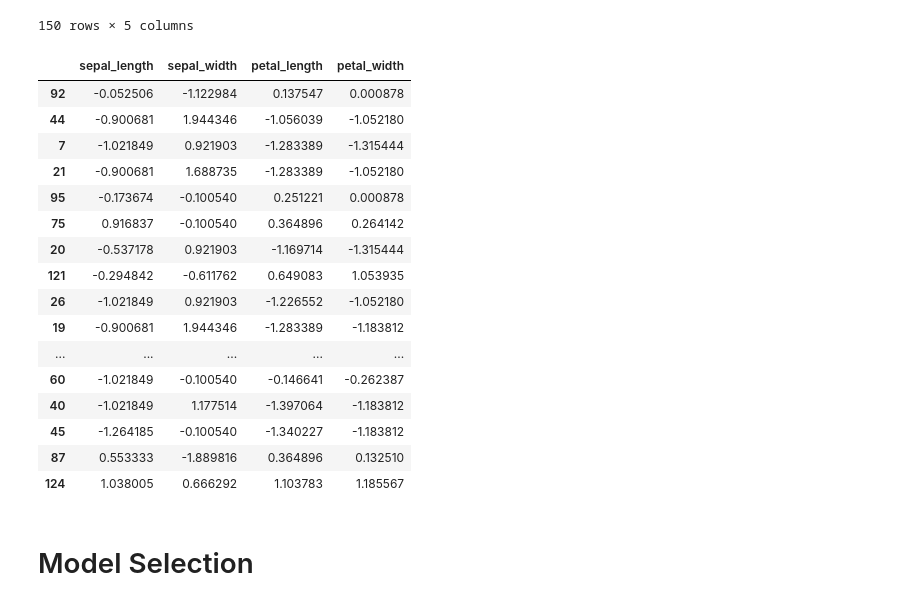
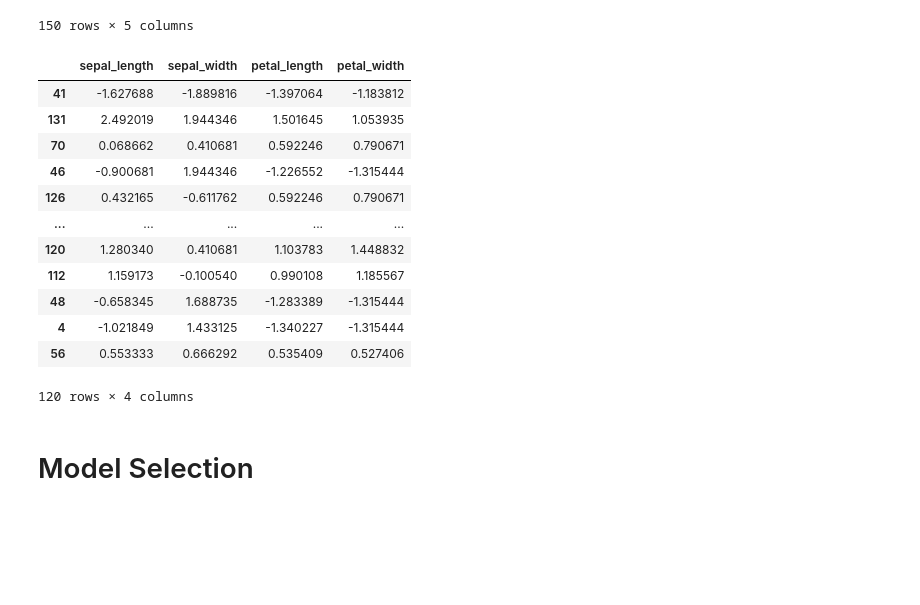
Before and after one commit to aumpanara-art/Iris-Classification, a Jupyter notebook: Iris Classification.ipynb, the cells around one changed output. Cells and saved outputs as stored; diff of their text form; code cells hidden in the pictures; blank space fills up the shorter version.

```diff
--- a/Iris Classification.ipynb
+++ b/Iris Classification.ipynb
@@ -244,25 +244,21 @@ output_feature=df['species']
 from sklearn.model_selection import train_test_split
 x_train , x_test , y_train , y_test = train_test_split(input_features , output_feature , test_size=0.20 , random_state=21)
 # %%
-x_test
+x_train
 # %% [output]
 |  | sepal_length | sepal_width | petal_length | petal_width |
-| 92 | -0.052506 | -1.122984 | 0.137547 | 0.000878 |
-| 44 | -0.900681 | 1.944346 | -1.056039 | -1.052180 |
-| 7 | -1.021849 | 0.921903 | -1.283389 | -1.315444 |
-| 21 | -0.900681 | 1.688735 | -1.283389 | -1.052180 |
-| 95 | -0.173674 | -0.100540 | 0.251221 | 0.000878 |
-| 75 | 0.916837 | -0.100540 | 0.364896 | 0.264142 |
-| 20 | -0.537178 | 0.921903 | -1.169714 | -1.315444 |
-| 121 | -0.294842 | -0.611762 | 0.649083 | 1.053935 |
-| 26 | -1.021849 | 0.921903 | -1.226552 | -1.052180 |
-| 19 | -0.900681 | 1.944346 | -1.283389 | -1.183812 |
+| 41 | -1.627688 | -1.889816 | -1.397064 | -1.183812 |
+| 131 | 2.492019 | 1.944346 | 1.501645 | 1.053935 |
+| 70 | 0.068662 | 0.410681 | 0.592246 | 0.790671 |
+| 46 | -0.900681 | 1.944346 | -1.226552 | -1.315444 |
+| 126 | 0.432165 | -0.611762 | 0.592246 | 0.790671 |
 | ... | ... | ... | ... | ... |
-| 60 | -1.021849 | -0.100540 | -0.146641 | -0.262387 |
-| 40 | -1.021849 | 1.177514 | -1.397064 | -1.183812 |
-| 45 | -1.264185 | -0.100540 | -1.340227 | -1.183812 |
-| 87 | 0.553333 | -1.889816 | 0.364896 | 0.132510 |
-| 124 | 1.038005 | 0.666292 | 1.103783 | 1.185567 |
+| 120 | 1.280340 | 0.410681 | 1.103783 | 1.448832 |
+| 112 | 1.159173 | -0.100540 | 0.990108 | 1.185567 |
+| 48 | -0.658345 | 1.688735 | -1.283389 | -1.315444 |
+| 4 | -1.021849 | 1.433125 | -1.340227 | -1.315444 |
+| 56 | 0.553333 | 0.666292 | 0.535409 | 0.527406 |
+120 rows × 4 columns
 # %% [markdown]
 # Model Selection
 # %% [markdown]
```
Also changed, not shown: parts of 6 cells of this notebook.
